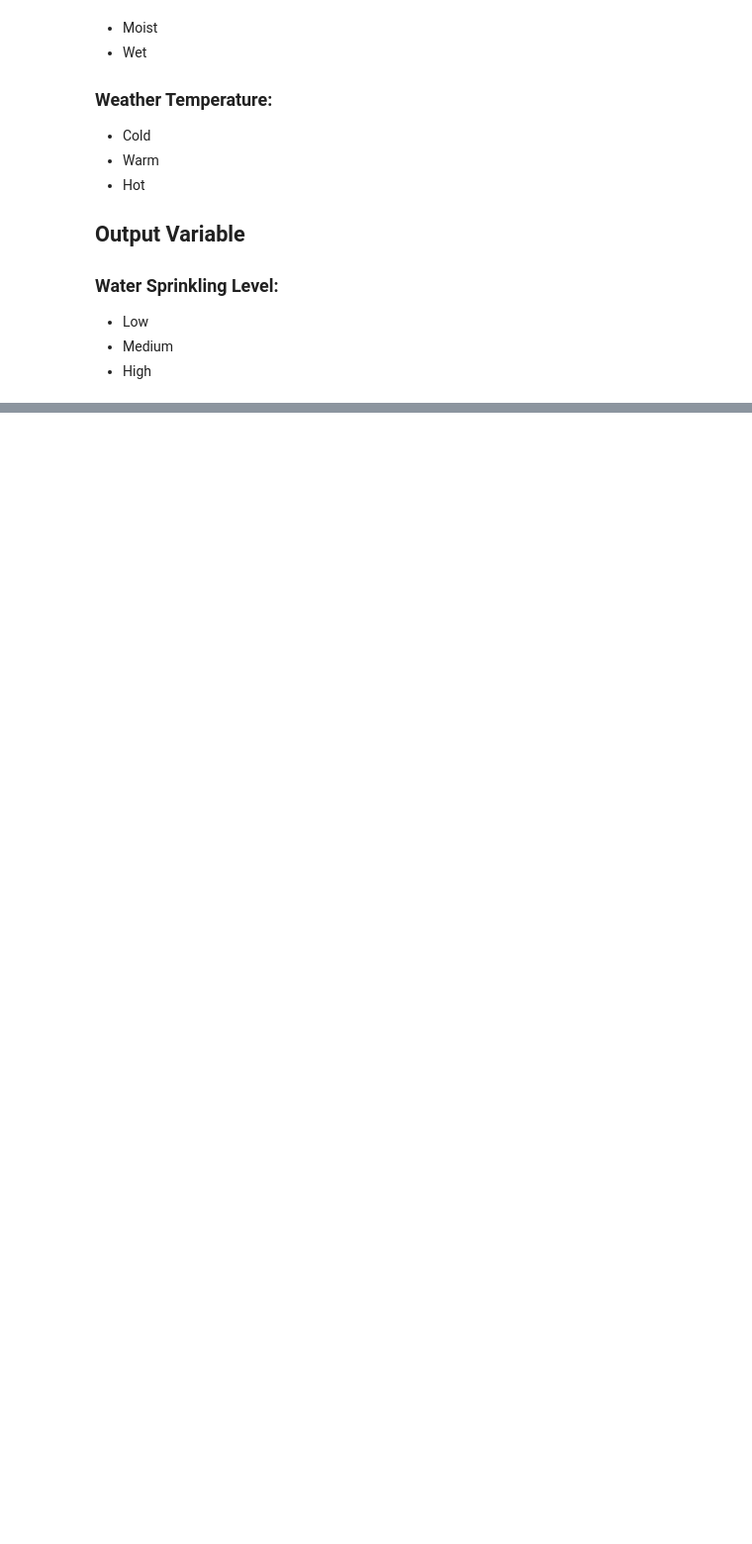
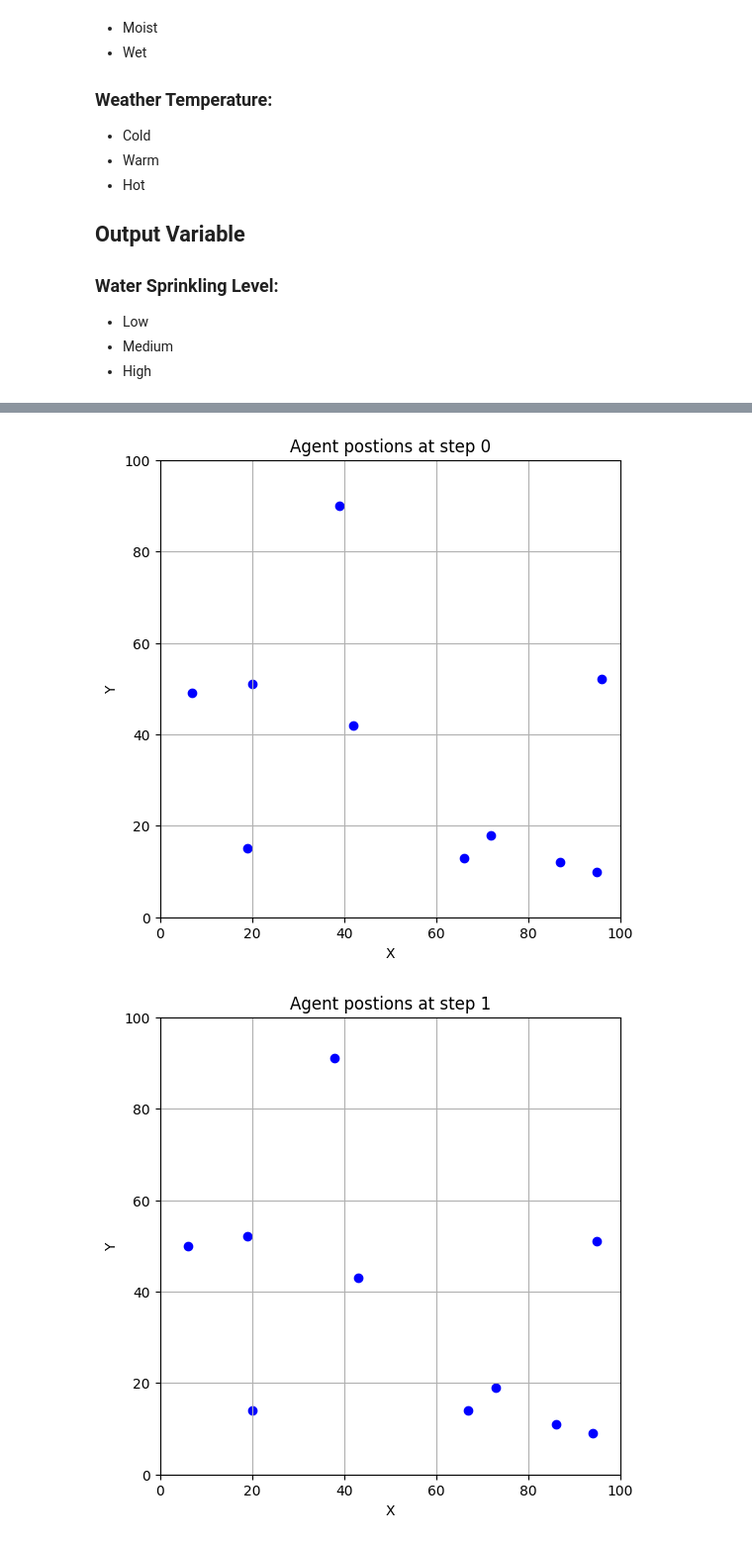
Before and after one commit to soipanhamisi/Stuff-on-knowledge-based-systems, a Jupyter notebook: labs.ipynb, the cells around one changed output, grey strips where cells are left out. Shown at 99% size. Cells and saved outputs as stored; diff of their text form; code cells hidden in the pictures; blank space fills up the shorter version.

```diff
--- a/labs.ipynb
+++ b/labs.ipynb
@@ -340,0 +428,7 @@ TypeError: Antecedent.__init__() missing 1 required positional argument: 'label'
+# %%
+#starting the simulations
+#modding parameters happens here
+run_simulation(n_agents=10, n_steps=10, grid_size=100)
+# %% [output]
+[figure, added]
+[figure, added]
```
Also changed, not shown: parts of 9 cells of this notebook, 1 other file.
